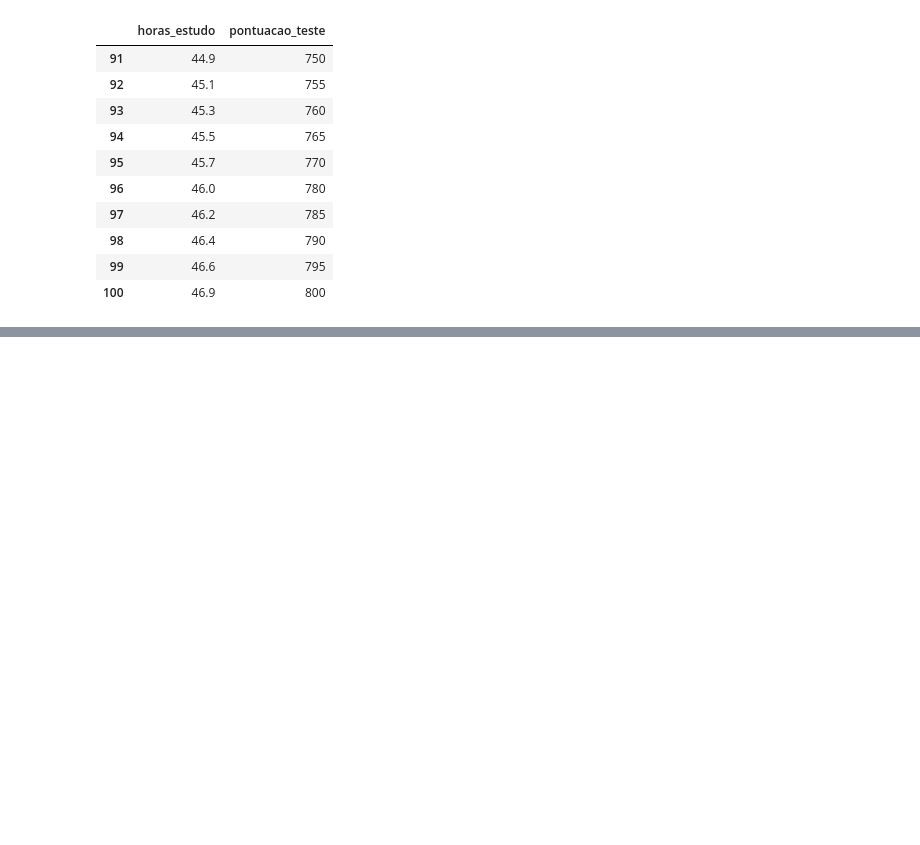
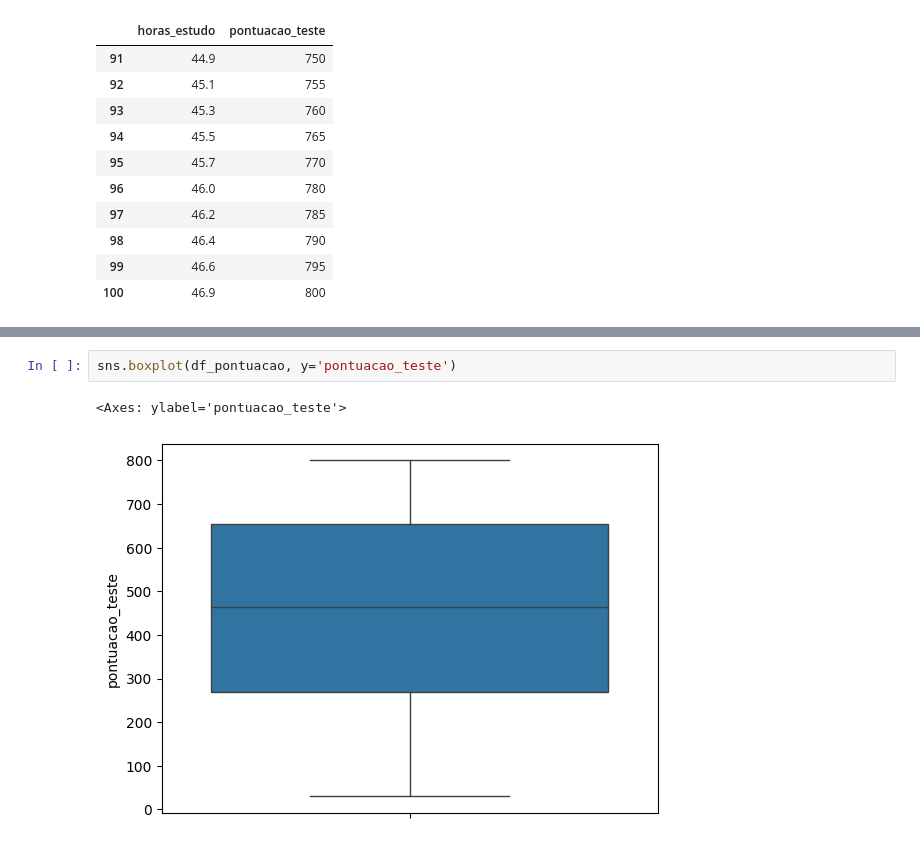
Before and after one commit to danilosalvador/ml_regressao_linear_simples, a Jupyter notebook: modelo_pontuacao.ipynb, the cells around one changed output, grey strips where cells are left out. Saved outputs shown, nothing was run; the diff lists cells and outputs as text; blank space fills up the shorter version.

```diff
--- a/modelo_pontuacao.ipynb
+++ b/modelo_pontuacao.ipynb
@@ -56,0 +88,5 @@ df_pontuacao.tail(10)
+# %%
+sns.boxplot(df_pontuacao, y='pontuacao_teste')
+# %% [output]
+<Axes: ylabel='pontuacao_teste'>
+[figure, added]
```
Also changed, not shown: parts of 16 cells of this notebook.
